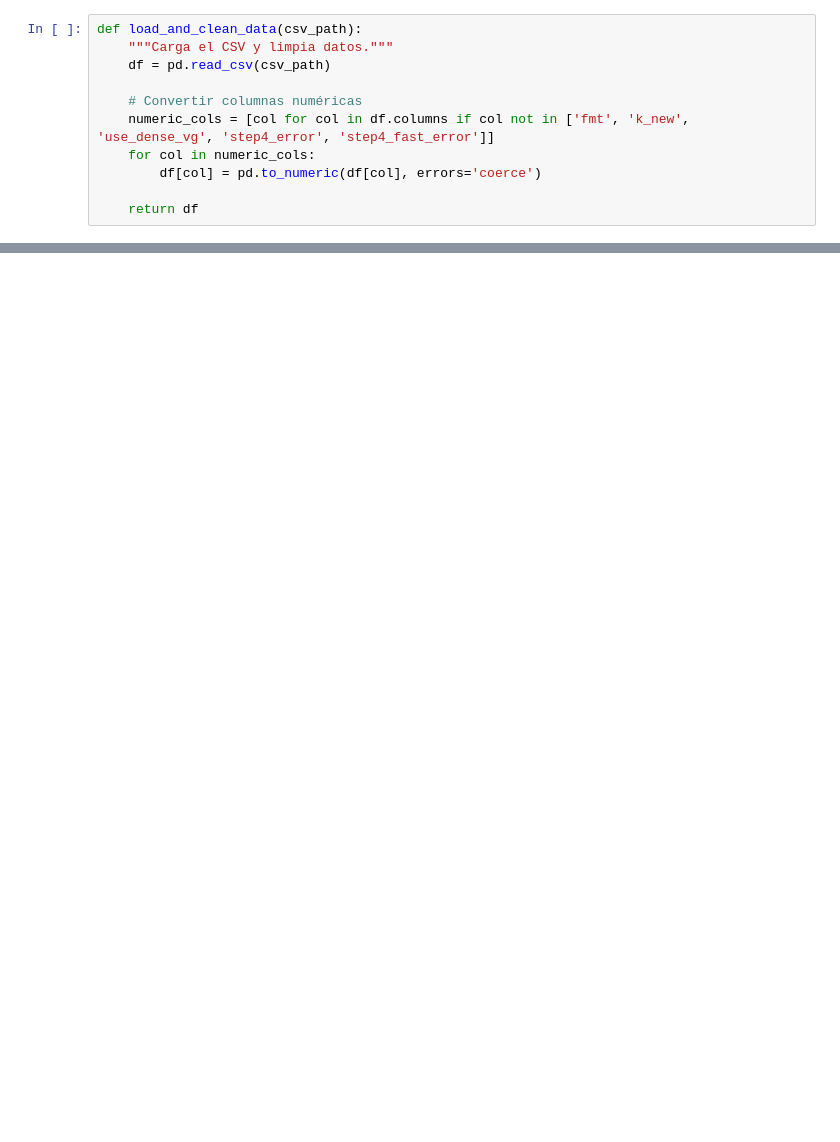
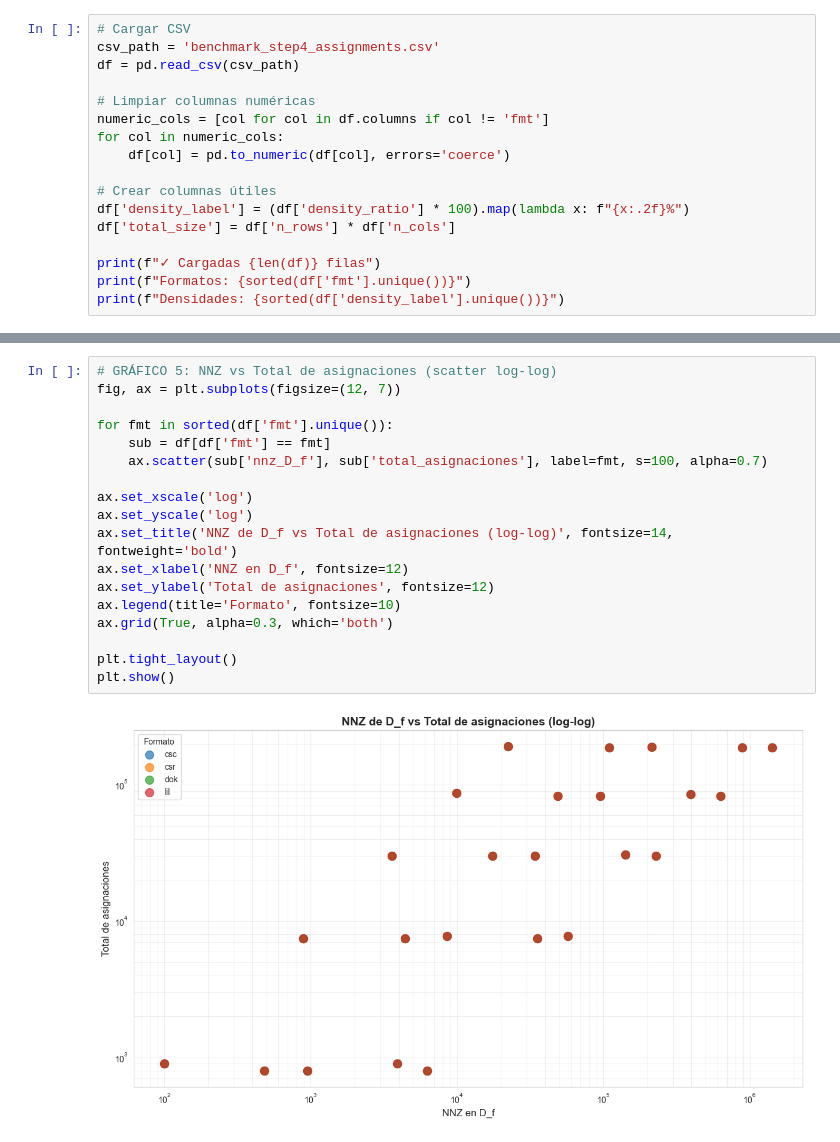
Before and after one commit to ThiagoTiracchia/persistent-cost, a Jupyter notebook: benchmarks/csv_y_vis/visualizer.ipynb, the cells around one changed output, grey strips where cells are left out. Cells and saved outputs as stored; diff of their text form; blank space fills up the shorter version.

```diff
--- a/benchmarks/csv_y_vis/visualizer.ipynb
+++ b/benchmarks/csv_y_vis/visualizer.ipynb
@@ -6,11 +11,17 @@ import numpy as np
 # %%
-def load_and_clean_data(csv_path):
-    """Carga el CSV y limpia datos."""
-    df = pd.read_csv(csv_path)
+# Cargar CSV
+csv_path = 'benchmark_step4_assignments.csv'
+df = pd.read_csv(csv_path)
 
-    # Convertir columnas numéricas
-    numeric_cols = [col for col in df.columns if col not in ['fmt', 'k_new', 'use_dense_vg', 'step4_error', 'step4_fast_error']]
-    for col in numeric_cols:
-        df[col] = pd.to_numeric(df[col], errors='coerce')
+# Limpiar columnas numéricas
+numeric_cols = [col for col in df.columns if col != 'fmt']
+for col in numeric_cols:
+    df[col] = pd.to_numeric(df[col], errors='coerce')
 
-    return df
+# Crear columnas útiles
+df['density_label'] = (df['density_ratio'] * 100).map(lambda x: f"{x:.2f}%")
+df['total_size'] = df['n_rows'] * df['n_cols']
+
+print(f"✓ Cargadas {len(df)} filas")
+print(f"Formatos: {sorted(df['fmt'].unique())}")
+print(f"Densidades: {sorted(df['density_label'].unique())}")
@@ -158,0 +97,20 @@ plot_metrics_vs_nX(df_real, metrics, log_metric='tiempo_asignaciones_s', show=Tr
+# %%
+# GRÁFICO 5: NNZ vs Total de asignaciones (scatter log-log)
+fig, ax = plt.subplots(figsize=(12, 7))
+
+for fmt in sorted(df['fmt'].unique()):
+    sub = df[df['fmt'] == fmt]
+    ax.scatter(sub['nnz_D_f'], sub['total_asignaciones'], label=fmt, s=100, alpha=0.7)
+
+ax.set_xscale('log')
+ax.set_yscale('log')
+ax.set_title('NNZ de D_f vs Total de asignaciones (log-log)', fontsize=14, fontweight='bold')
+ax.set_xlabel('NNZ en D_f', fontsize=12)
+ax.set_ylabel('Total de asignaciones', fontsize=12)
+ax.legend(title='Formato', fontsize=10)
+ax.grid(True, alpha=0.3, which='both')
+
+plt.tight_layout()
+plt.show()
+# %% [output]
+[figure, added]
```
Also changed, not shown: parts of 10 cells of this notebook, 4 other files.
